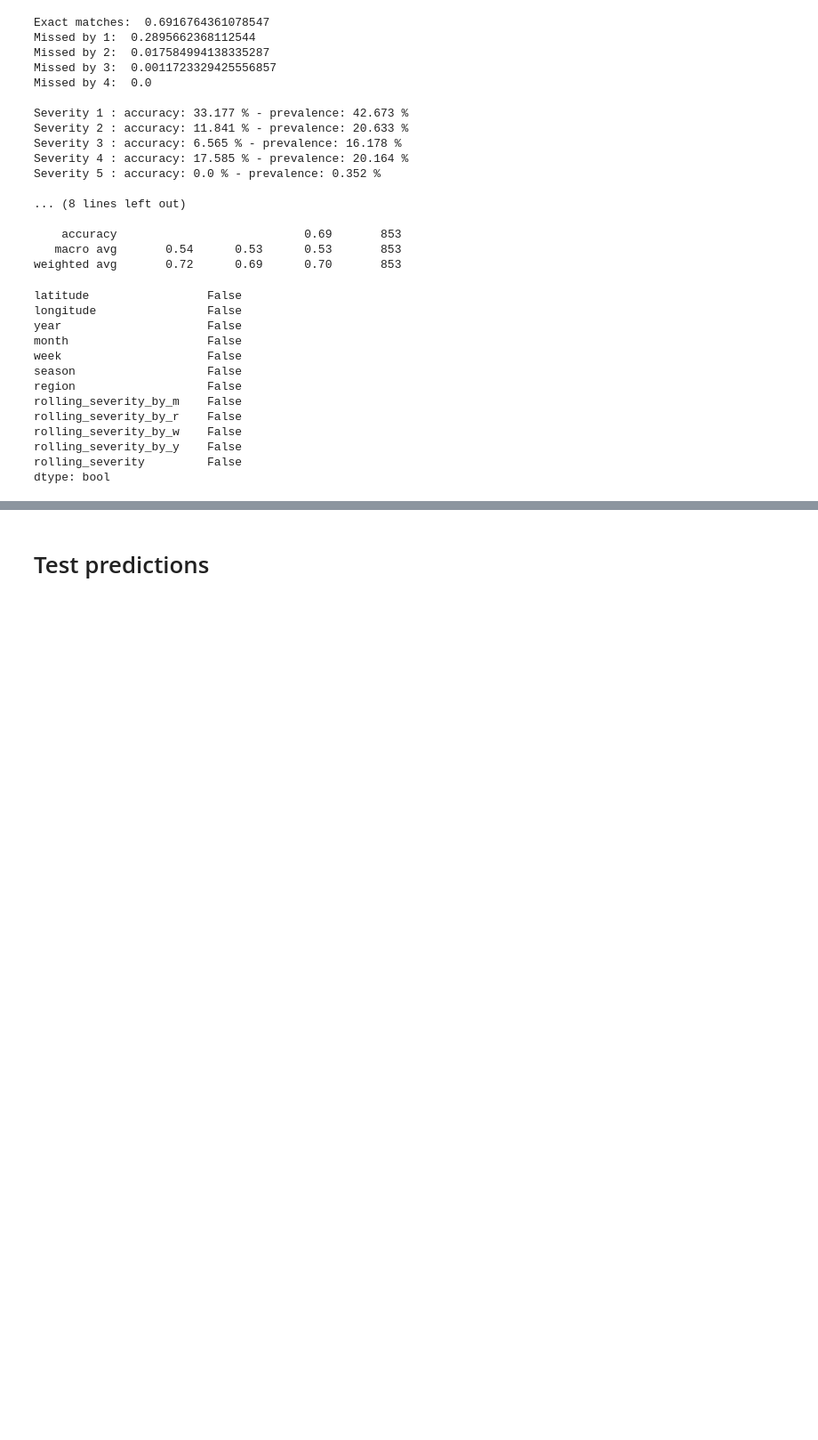
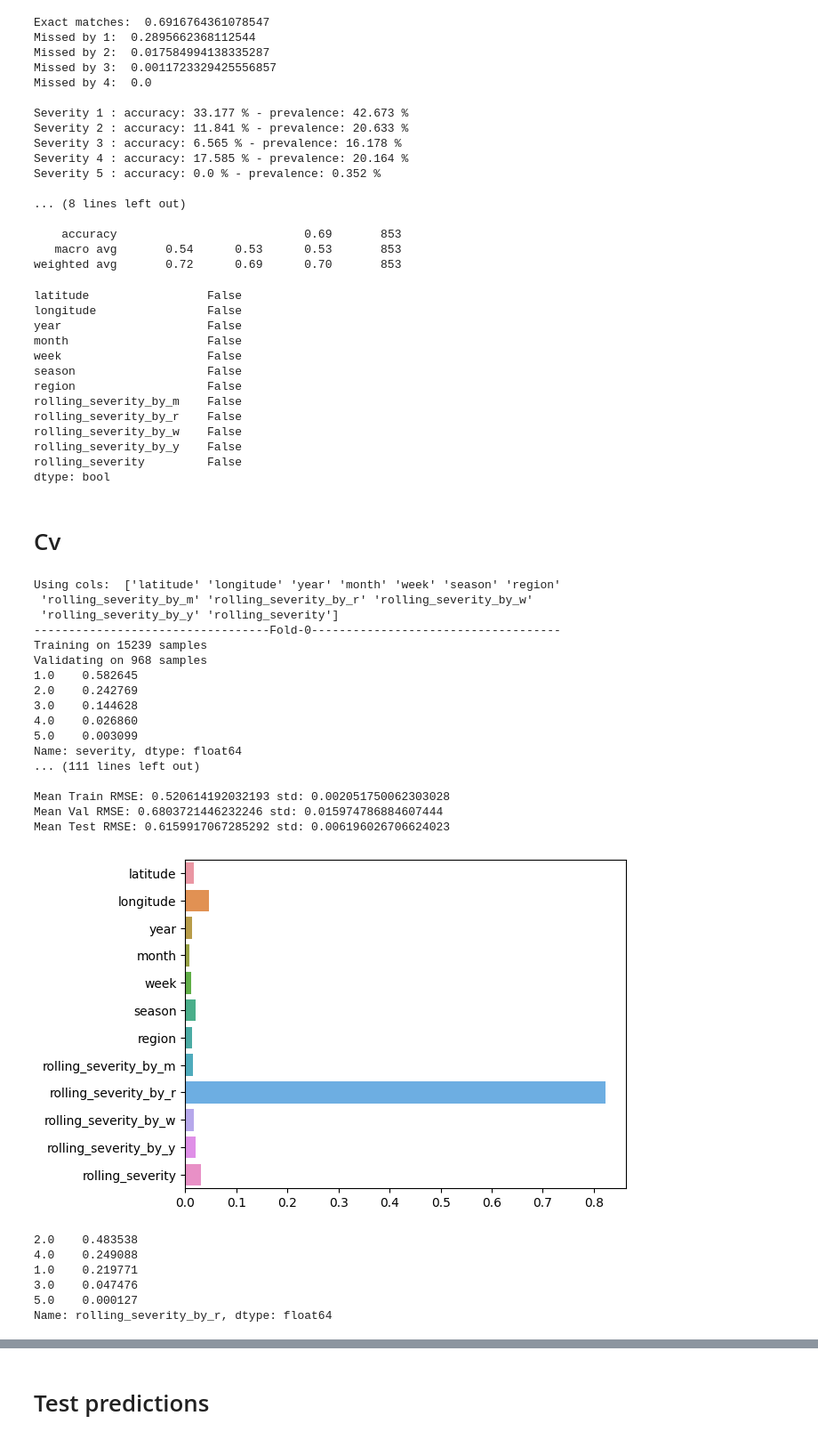
Before and after one commit to k-loki/Algal-bloom-Identification, a Jupyter notebook: notebooks/forgetall_restartagain.ipynb, the cells around one changed output, grey strips where cells are left out. Shown at 89% size. Drawn from its saved outputs; the diff is of its cells as text; code cells hidden in the pictures; blank space fills up the shorter version.

Commit message:
last commit val~test shows @ 0.68

```diff
--- a/notebooks/forgetall_restartagain.ipynb
+++ b/notebooks/forgetall_restartagain.ipynb
@@ -1041,3 +1041,5 @@ rolling_severity_by_w    False
 rolling_severity_by_y    False
 rolling_severity         False
 dtype: bool
+# %% [markdown]
+# Cv
@@ -1043,0 +1157,31 @@ dtype: bool
+# %%
+xgb_reg = XGBRegressor(
+    n_estimators=11_000,
+    max_depth=5,
+    learning_rate=0.005,
+    tree_method='gpu_hist',
+    gpu_id=0,
+    n_jobs=-1,
+    random_state=42,
+    )
+
+te_preds, tr_preds, *_ = cv_it(model=xgb_reg, X_train=X_train, y_train=y_train, X_test=X_val, y_test=y_val, splits=10, cv_predict=True)
+# %% [output]
+Using cols:  ['latitude' 'longitude' 'year' 'month' 'week' 'season' 'region'
+ 'rolling_severity_by_m' 'rolling_severity_by_r' 'rolling_severity_by_w'
+ 'rolling_severity_by_y' 'rolling_severity']
+----------------------------------Fold-0------------------------------------
+Training on 15239 samples
+Validating on 968 samples
+1.0    0.582645
+2.0    0.242769
+3.0    0.144628
+4.0    0.026860
+5.0    0.003099
+Name: severity, dtype: float64
+... (111 lines left out)
+
+Mean Train RMSE: 0.520614192032193 std: 0.002051750062303028
+Mean Val RMSE: 0.6803721446232246 std: 0.015974786884607444
+Mean Test RMSE: 0.6159917067285292 std: 0.006196026706624023
+[figure, added]
@@ -1043,0 +1190,9 @@ dtype: bool
+# %%
+data.rolling_severity_by_r.value_counts(normalize=True)
+# %% [output]
+2.0    0.483538
+4.0    0.249088
+1.0    0.219771
+3.0    0.047476
+5.0    0.000127
+Name: rolling_severity_by_r, dtype: float64
```
Also changed, not shown: parts of 6 cells of this notebook.
